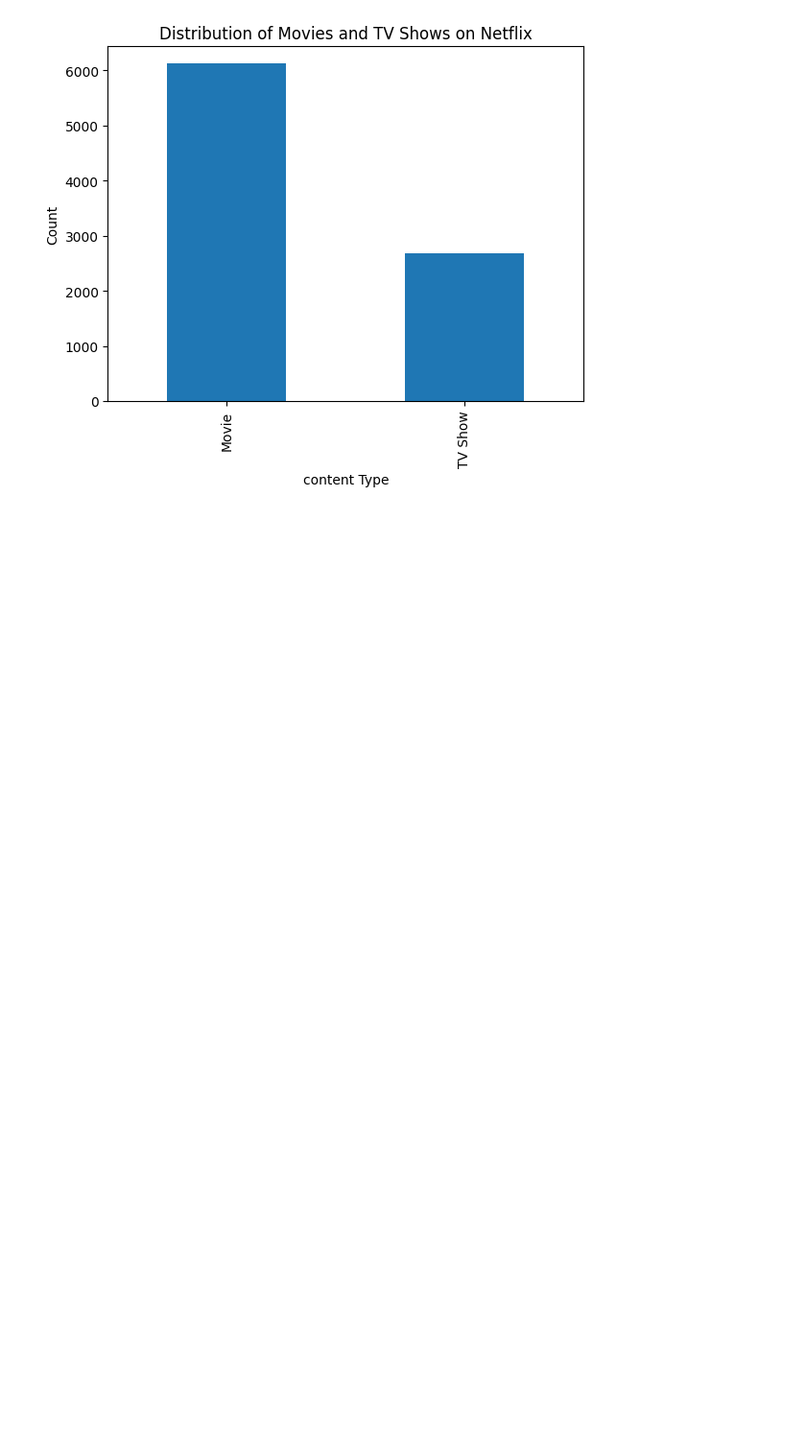
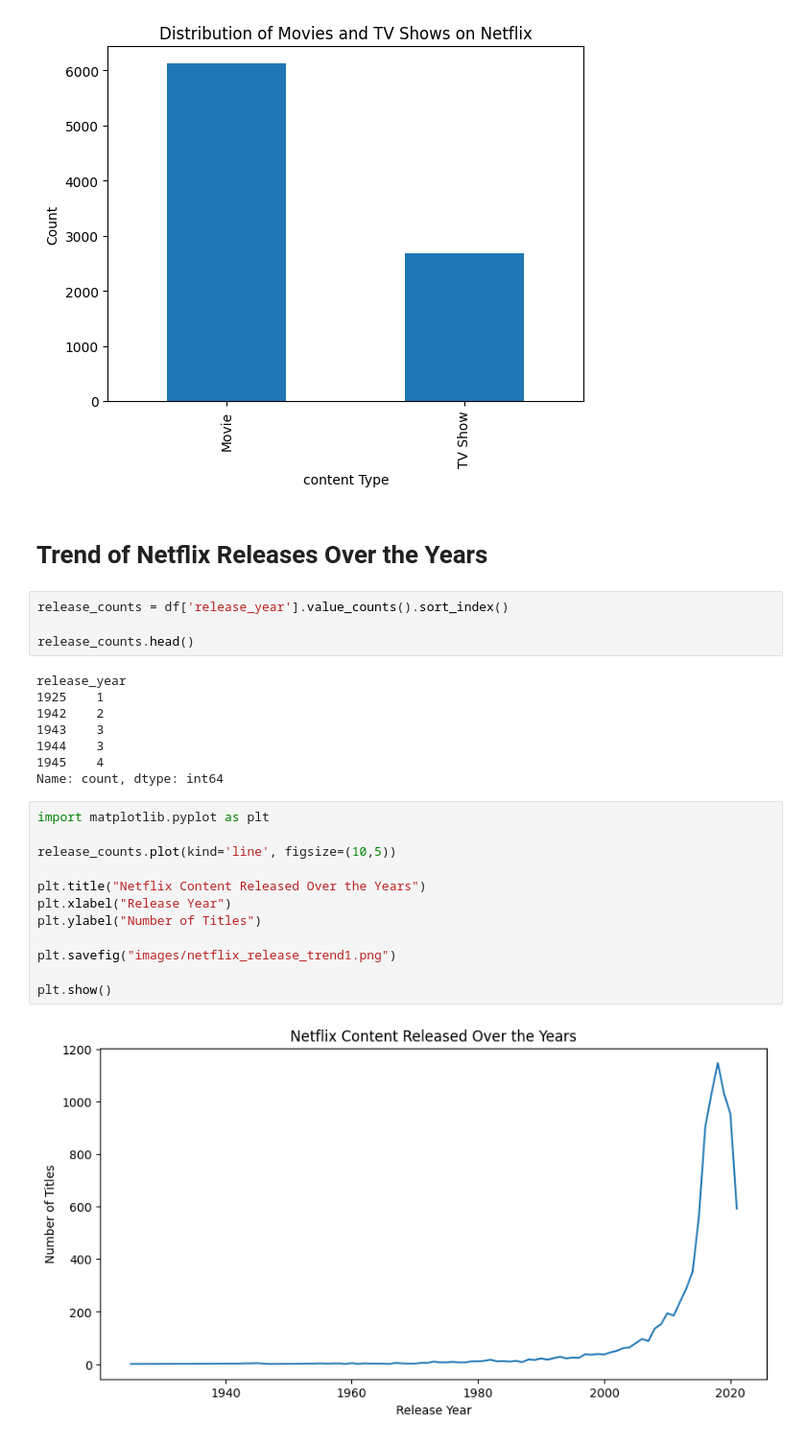
Before and after one commit to RashedTheDeveloper/AI-ML-Learning-Journey, a Jupyter notebook: 02_Data_Analysis_Projects/Netflix_Movies_Analysis/01_Netflix_Movies_Analysis.ipynb, the cells around one changed output. Shown at 96% size. Cells and saved outputs as stored; diff of their text form; blank space fills up the shorter version.

Commit message:
netflix content analysis graph

```diff
--- a/02_Data_Analysis_Projects/Netflix_Movies_Analysis/01_Netflix_Movies_Analysis.ipynb
+++ b/02_Data_Analysis_Projects/Netflix_Movies_Analysis/01_Netflix_Movies_Analysis.ipynb
@@ -175,3 +175,31 @@ plt.savefig('images/distribution_of_movies_and_tv_shows.png')
 plt.show ()
 # %% [output]
 [figure]
+# %% [markdown]
+# Trend of Netflix Releases Over the Years
+# %%
+release_counts = df['release_year'].value_counts().sort_index()
+
+release_counts.head()
+# %% [output]
+release_year
+1925    1
+1942    2
+1943    3
+1944    3
+1945    4
+Name: count, dtype: int64
+# %%
+import matplotlib.pyplot as plt
+
+release_counts.plot(kind='line', figsize=(10,5))
+
+plt.title("Netflix Content Released Over the Years")
+plt.xlabel("Release Year")
+plt.ylabel("Number of Titles")
+
+plt.savefig("images/netflix_release_trend1.png")
+
+plt.show()
+# %% [output]
+[figure, added]
```
Also changed, not shown: parts of 14 cells of this notebook, 5 other files.
